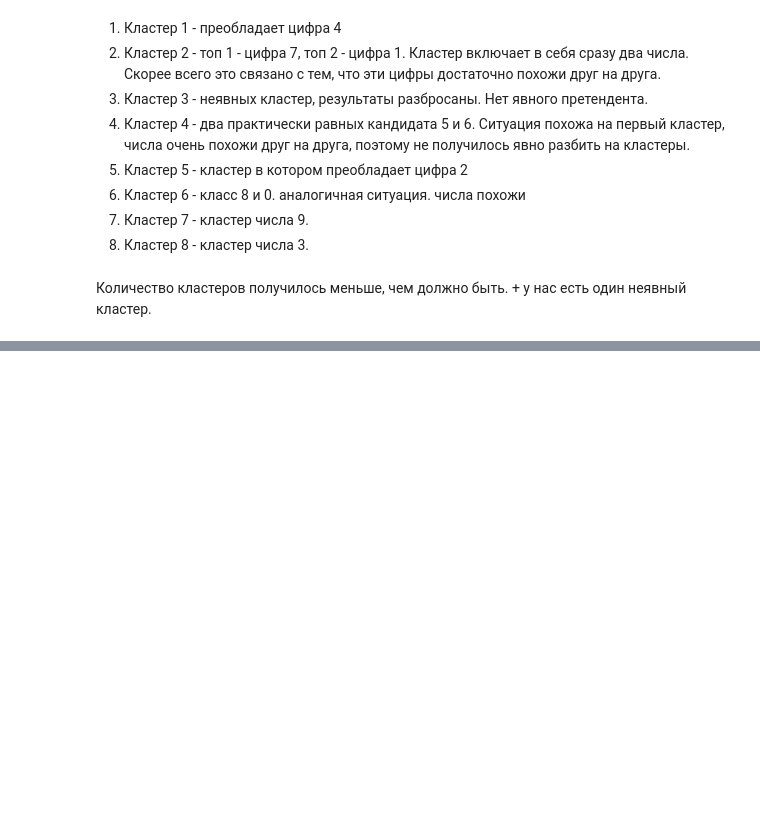
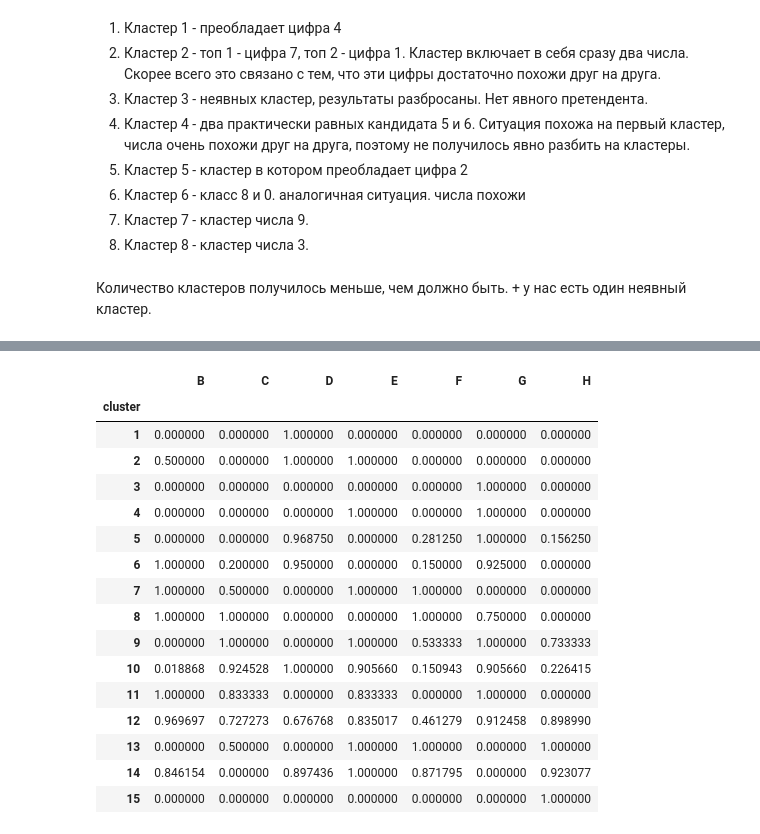
Before and after one commit to potyomin/DA_on_python_labs, a Jupyter notebook: notebooks/lab_1_3.ipynb, the cells around one changed output, grey strips where cells are left out. Cells and saved outputs as stored; diff of their text form; code cells hidden in the pictures; blank space fills up the shorter version.

```diff
--- a/notebooks/lab_1_3.ipynb
+++ b/notebooks/lab_1_3.ipynb
@@ -278,0 +625,20 @@ Z = linkage(X_2, method='ward', metric='euclidean')
+# %%
+X_J.groupby('cluster').mean()
+# %% [output]
+|  | B | C | D | E | F | G | H |
+| cluster |  |  |  |  |  |  |  |
+| 1 | 0.000000 | 0.000000 | 1.000000 | 0.000000 | 0.000000 | 0.000000 | 0.000000 |
+| 2 | 0.500000 | 0.000000 | 1.000000 | 1.000000 | 0.000000 | 0.000000 | 0.000000 |
+| 3 | 0.000000 | 0.000000 | 0.000000 | 0.000000 | 0.000000 | 1.000000 | 0.000000 |
+| 4 | 0.000000 | 0.000000 | 0.000000 | 1.000000 | 0.000000 | 1.000000 | 0.000000 |
+| 5 | 0.000000 | 0.000000 | 0.968750 | 0.000000 | 0.281250 | 1.000000 | 0.156250 |
+| 6 | 1.000000 | 0.200000 | 0.950000 | 0.000000 | 0.150000 | 0.925000 | 0.000000 |
+| 7 | 1.000000 | 0.500000 | 0.000000 | 1.000000 | 1.000000 | 0.000000 | 0.000000 |
+| 8 | 1.000000 | 1.000000 | 0.000000 | 0.000000 | 1.000000 | 0.750000 | 0.000000 |
+| 9 | 0.000000 | 1.000000 | 0.000000 | 1.000000 | 0.533333 | 1.000000 | 0.733333 |
+| 10 | 0.018868 | 0.924528 | 1.000000 | 0.905660 | 0.150943 | 0.905660 | 0.226415 |
+| 11 | 1.000000 | 0.833333 | 0.000000 | 0.833333 | 0.000000 | 1.000000 | 0.000000 |
+| 12 | 0.969697 | 0.727273 | 0.676768 | 0.835017 | 0.461279 | 0.912458 | 0.898990 |
+| 13 | 0.000000 | 0.500000 | 0.000000 | 1.000000 | 1.000000 | 0.000000 | 1.000000 |
+| 14 | 0.846154 | 0.000000 | 0.897436 | 1.000000 | 0.871795 | 0.000000 | 0.923077 |
+| 15 | 0.000000 | 0.000000 | 0.000000 | 0.000000 | 0.000000 | 0.000000 | 1.000000 |
```
Also changed, not shown: parts of 75 cells of this notebook.
